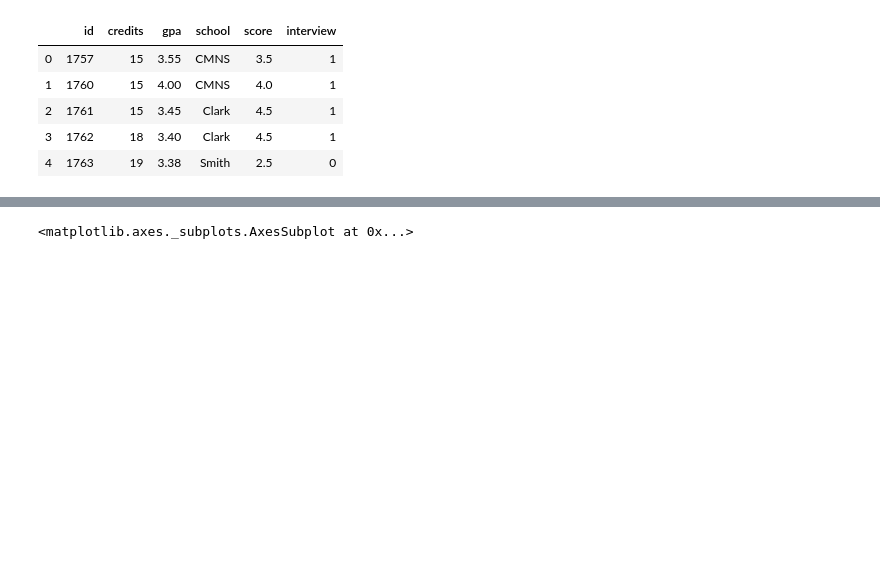
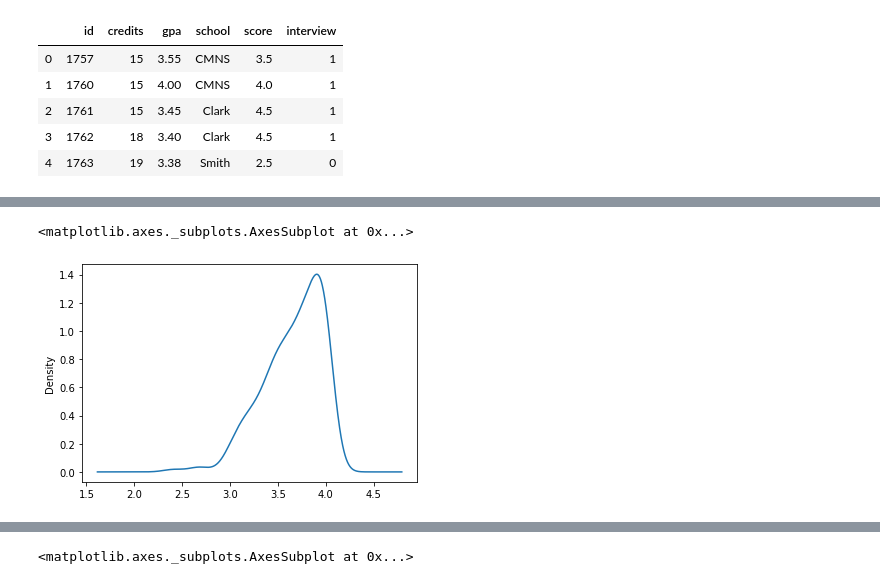
Before and after one commit to jpbailey/438a, a Jupyter notebook: questselections18revisited.ipynb, the cells around one changed output, grey strips where cells are left out. Saved outputs shown, nothing was run; the diff lists cells and outputs as text; code cells hidden in the pictures; blank space fills up the shorter version.

```diff
--- a/questselections18revisited.ipynb
+++ b/questselections18revisited.ipynb
@@ -45,3 +54,8 @@ df=df[df['gpa'] != 0]
+# %%
+df['gpa'].plot.kde()
+# %% [output]
+<matplotlib.axes._subplots.AxesSubplot at 0x...>
+[figure, added]
 # %%
 dummies = pd.get_dummies(df['school'], drop_first=True)
 df = pd.concat([df, dummies], axis=1)
```
Also changed, not shown: parts of 9 cells of this notebook.
